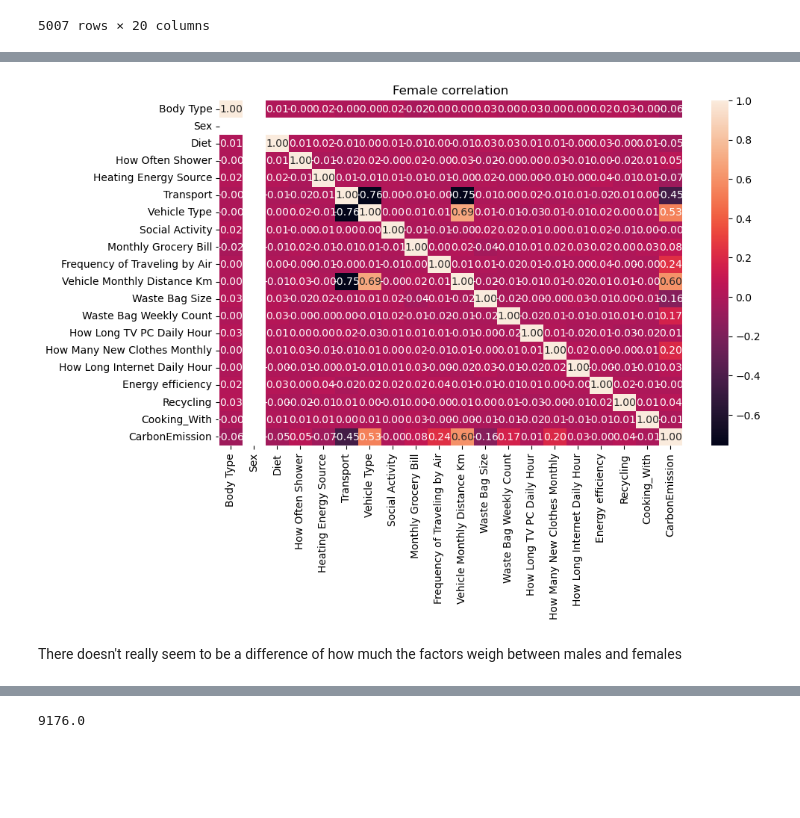
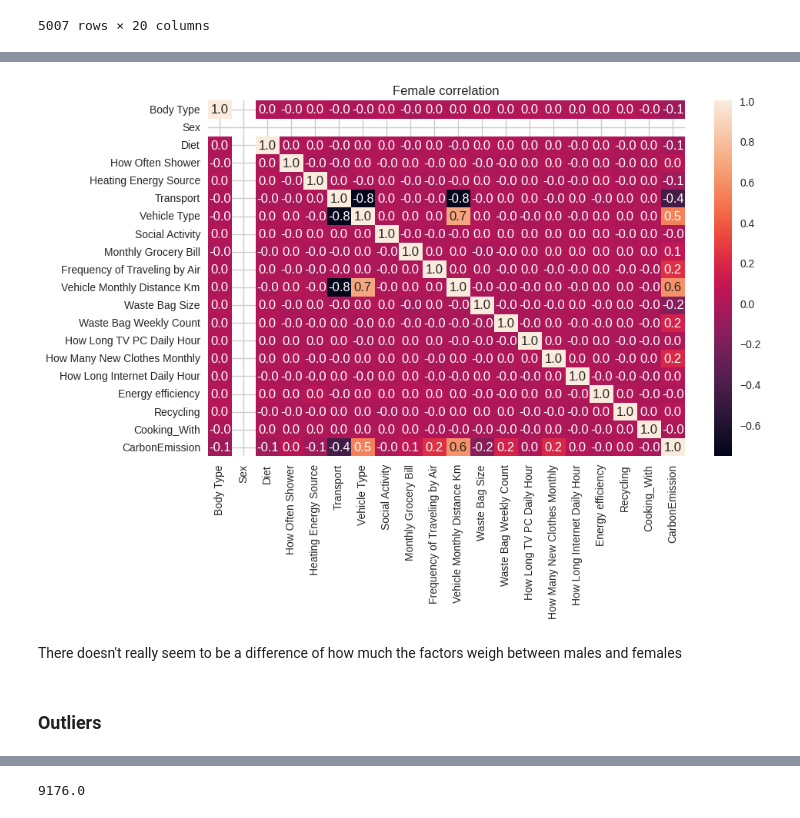
Before and after one commit to cph-oo221/Dat4-BI-Exam, a Jupyter notebook: Main.ipynb, the cells around one changed output, grey strips where cells are left out. Drawn from its saved outputs; the diff is of its cells as text; code cells hidden in the pictures; blank space fills up the shorter version.

```diff
--- a/Main.ipynb
+++ b/Main.ipynb
@@ -255,12 +271,14 @@ The biggest correlation with carbon emissions, seem to be the monthly travelled
 # %%
 plt.figure(figsize=(10,6))
-sns.heatmap(df_female_corr, annot=True, fmt=".2f")
+sns.heatmap(df_female_corr, annot=True, fmt=".1f")
 plt.title('Female correlation')
 plt.show()
 # %% [output]
-[figure, old version]
+[figure, new version]
 # %% [markdown]
 There doesn't really seem to be a difference of how much the factors weigh between males and females
+# %% [markdown]
+### Outliers
 # %%
 df_numeric.plot.box()
 # %% [output]
```
Also changed, not shown: parts of 53 cells of this notebook, 1 other file.
